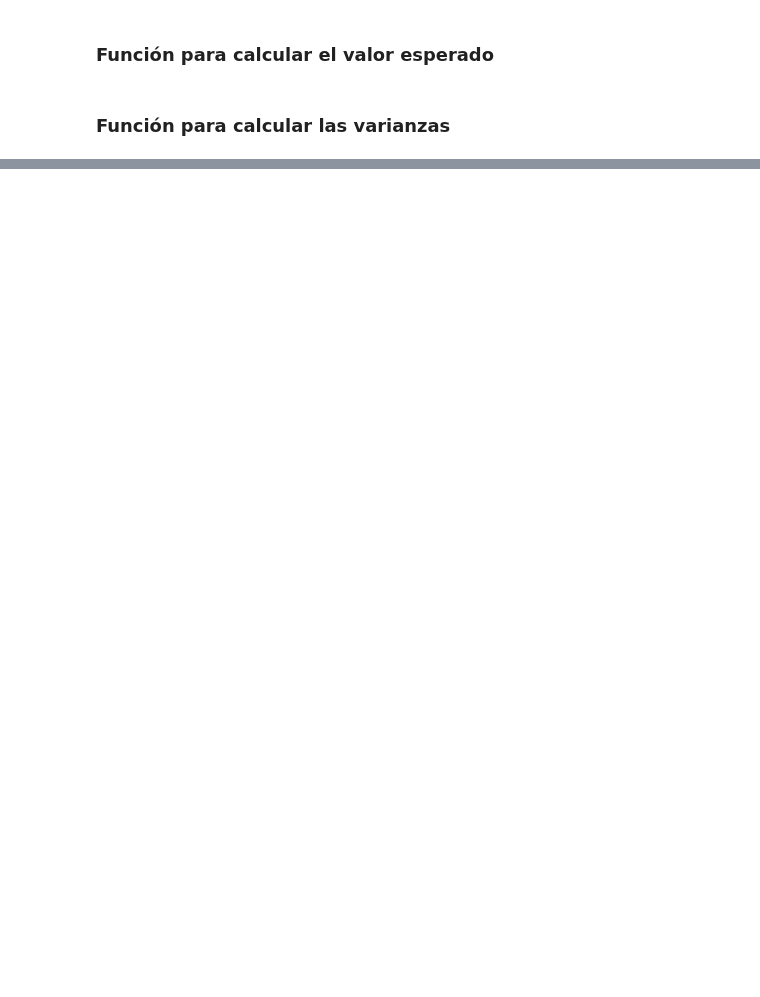
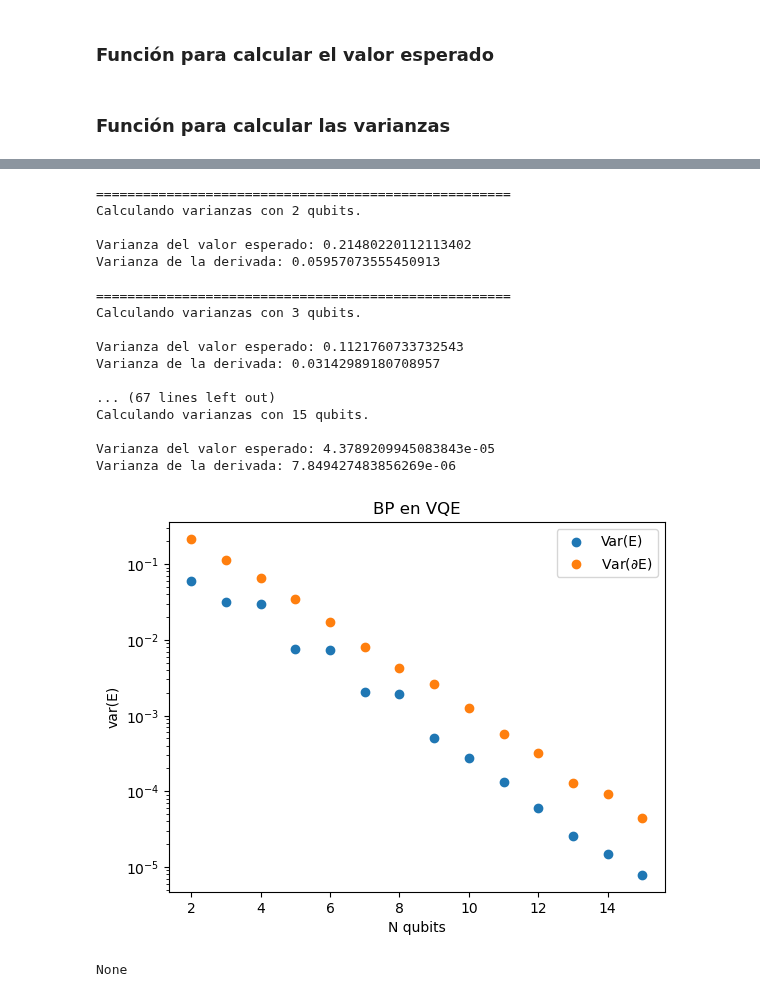
Before and after one commit to JLSM02/QML-Avoiding-BP, a Jupyter notebook: Z1Z2/Z1Z2-Observable-BP.ipynb, the cells around one changed output, grey strips where cells are left out. Saved outputs shown, nothing was run; the diff lists cells and outputs as text; code cells hidden in the pictures; blank space fills up the shorter version.

```diff
--- a/Z1Z2/Z1Z2-Observable-BP.ipynb
+++ b/Z1Z2/Z1Z2-Observable-BP.ipynb
@@ -157,7 +119,7 @@ estimator = Estimator()
 
 for i in range(2, max_qubits+1):
 
-    current_hamiltonian=expand_hamiltonian(base_hamiltonian, i)
+    current_observable=expand_observable(base_observable, i)
     ansatz_circuit, thetas = build_deep_ansatz(i)
 
     # Parámetros iniciales
@@ -235,0 +172,54 @@ None
+# %%
+# Cuantos qubits usar
+max_qubits = 15
+
+# Cuantos valores de la funcion de costo probar para calcular la varianza
+N = 200
+
+# Datos que pintamos al final
+data = []
+
+# Bucle número de qubits
+for i in range(2, max_qubits+1):
+
+    # Información sobre la iteración actual
+    print("\n=====================================================")
+    print(f"Calculando varianzas con {i} qubits.\n")
+
+    result = get_variances_data(base_observable, i, index=1, num_shots=N)
+    print(f"Varianza del valor esperado: {result[0]}")
+    print(f"Varianza de la derivada: {result[1]}")
+
+    data.append(result)
+
+data = np.array(data)
+# Grafica concentracion del resultado y su derivada
+fig, ax = plt.subplots()
+ax.scatter(data[:,2], data[:,1], label="Var(E)")
+ax.scatter(data[:,2], data[:,0], label=r"Var($\partial$E)")
+ax.set_xlabel("N qubits")
+ax.set_ylabel("var(E)")
+ax.set_title(f"BP en VQE")
+ax.set_yscale("log")
+ax.legend()
+display(plt.show())
+# %% [output]
+=====================================================
+Calculando varianzas con 2 qubits.
+
+Varianza del valor esperado: 0.21480220112113402
+Varianza de la derivada: 0.05957073555450913
+
+=====================================================
+Calculando varianzas con 3 qubits.
+
+Varianza del valor esperado: 0.1121760733732543
+Varianza de la derivada: 0.03142989180708957
+
+... (67 lines left out)
+Calculando varianzas con 15 qubits.
+
+Varianza del valor esperado: 4.3789209945083843e-05
+Varianza de la derivada: 7.849427483856269e-06
+[figure, added]
+None
```
Also changed, not shown: parts of 7 cells of this notebook, 1 other file.
